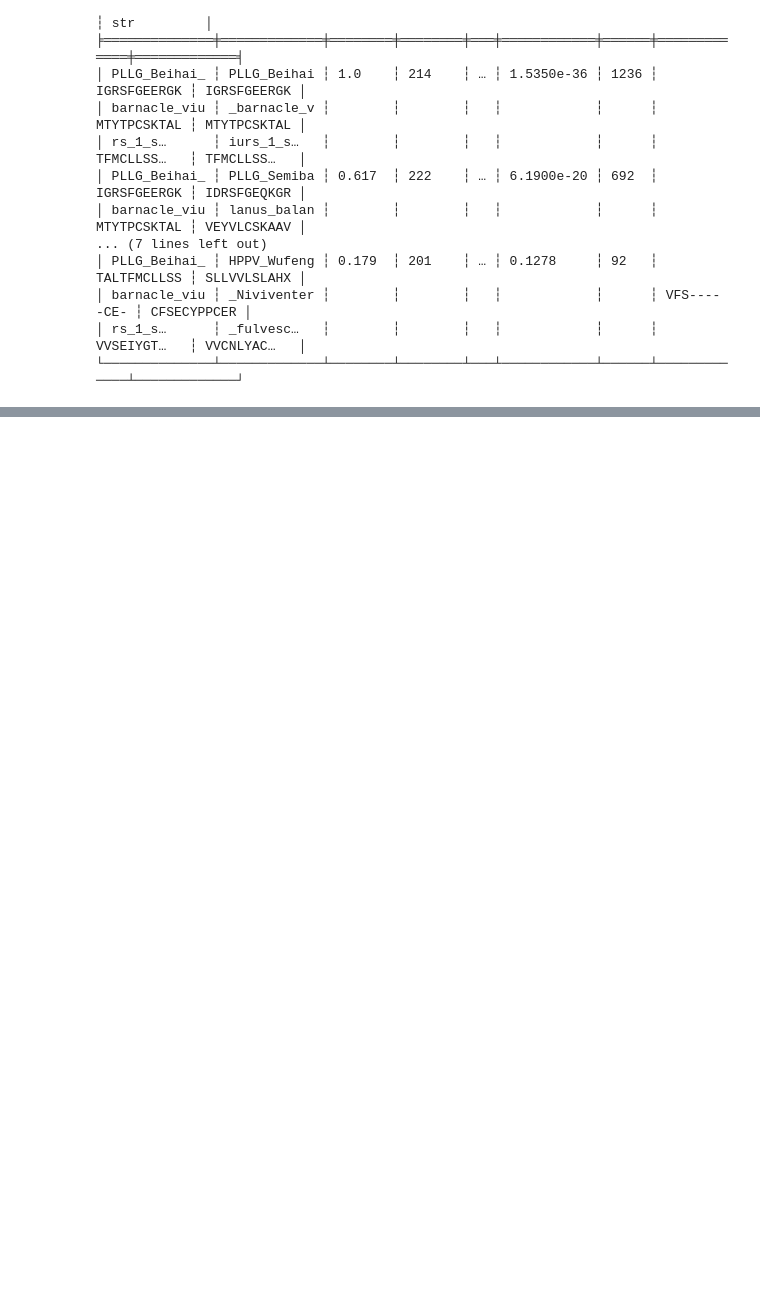
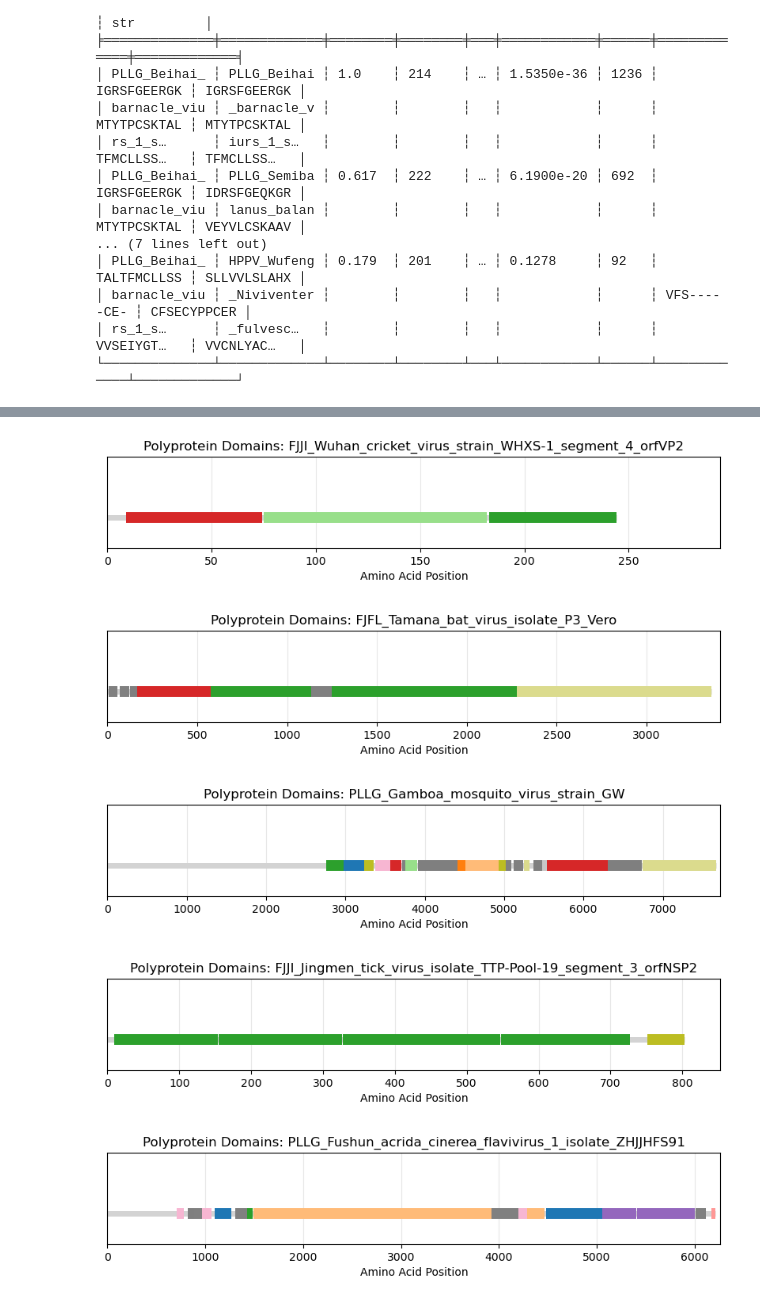
Before and after one commit to DessimozLab/ESM3di, a Jupyter notebook: flavi_redo/clip_regions.ipynb, the cells around one changed output, grey strips where cells are left out. Saved outputs shown, nothing was run; the diff lists cells and outputs as text; code cells hidden in the pictures; blank space fills up the shorter version.

```diff
--- a/flavi_redo/clip_regions.ipynb
+++ b/flavi_redo/clip_regions.ipynb
@@ -947,35 +1036,44 @@ def plot_simple_polyprotein_domains(sequence_id, regions_df, domain_colors, outp
 
 	if seq_regions.empty:
 		print(f"No regions found for sequence {sequence_id}")
 		return
 
 	# Determine polyprotein length
 	polyprotein_length = seq_regions['end'].max()
 
 	# Create plot
 	plt.figure(figsize=(10, 1.5))
 	plt.hlines(1, 0, polyprotein_length, colors='lightgray', linewidth=5)
 
 	for _, row in seq_regions.iterrows():
 		domain_id = f"{row['sequence_id']}_domain_{row['region_number']}"
 		color = domain_colors.get(domain_id, 'gray')
 		plt.hlines(1, row['start'], row['end'], colors=color, linewidth=10)
 
 	plt.title(f'Polyprotein Domains: {sequence_id}', fontsize=12)
 	plt.xlabel('Amino Acid Position', fontsize=10)
 	plt.yticks([])
 	plt.xlim(0, polyprotein_length + 50)
 	plt.ylim(0.9, 1.2)
 	plt.grid(axis='x', alpha=0.3)
 
 	if output_file:
 		plt.savefig(output_file, bbox_inches='tight')
 		print(f"Saved simple polyprotein domain plot to {output_file}")
 	else:
 		plt.show()
 
-first_seq = list(consensus_regions.keys())[0]
-plot_simple_polyprotein_domains(first_seq, regions_df, domain_colors)
+#plot 5 random viral proteomes
+
+for i in range(5):
+	first_seq = random.choice(list(consensus_regions.keys()))
+	plot_simple_polyprotein_domains(first_seq, regions_df, domain_colors)
+# %% [output]
+[figure, added]
+[figure, added]
+[figure, added]
+[figure, added]
+[figure, added]
 # %%
 #create a tree for each domain cluster
 # %%
```
Also changed, not shown: parts of 7 cells of this notebook.
